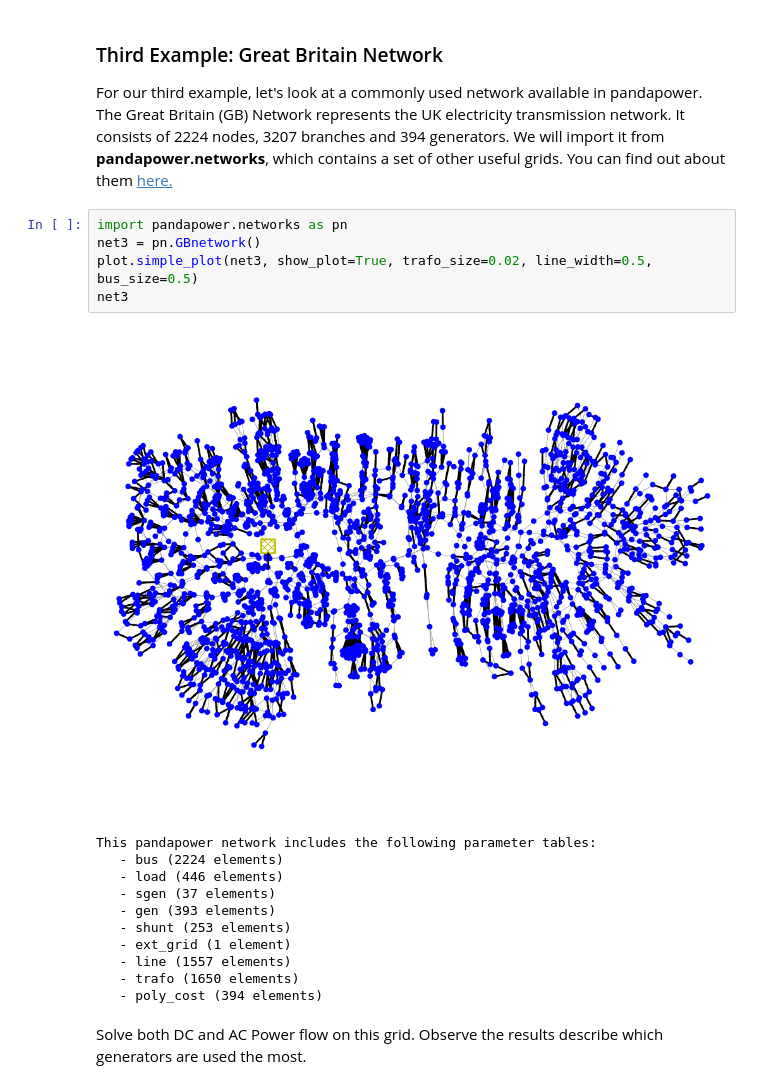
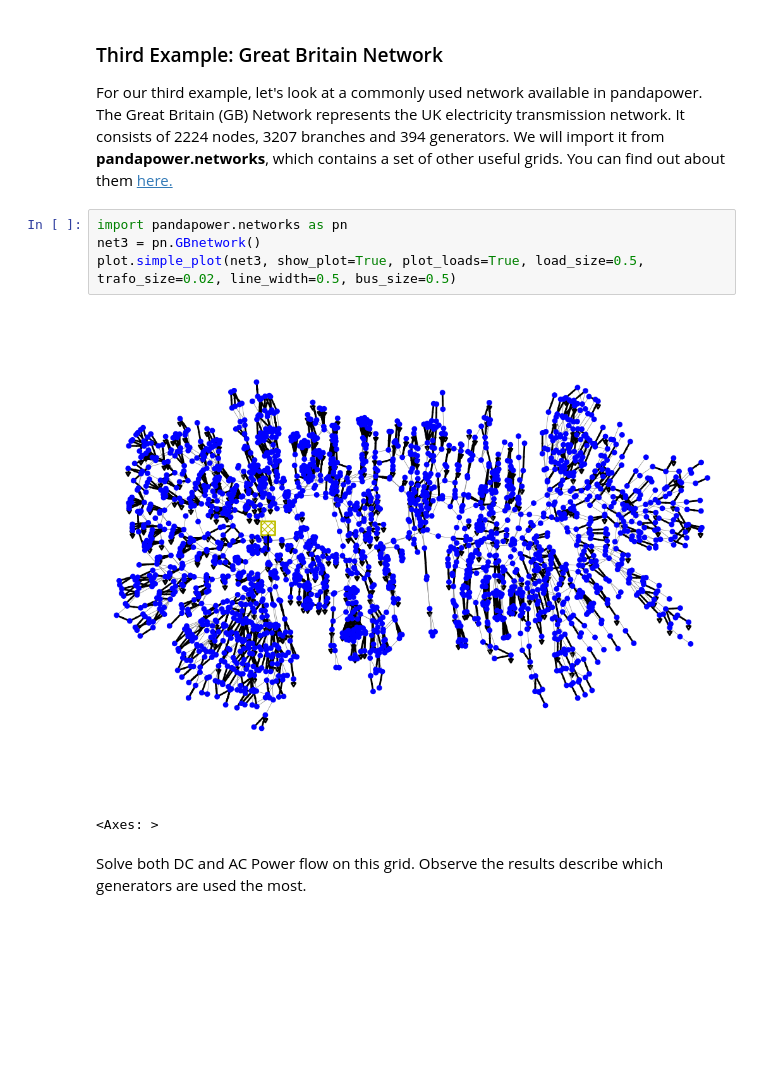
Before and after one commit to PSALOxford/intro_pandapower, a Jupyter notebook: intro-pandapower.ipynb, the cells around one changed output. Cells and saved outputs as stored; diff of their text form; blank space fills up the shorter version.

```diff
--- a/intro-pandapower.ipynb
+++ b/intro-pandapower.ipynb
@@ -447,20 +496,10 @@ For our third example, let's look at a commonly used network available in pandap
 # %%
 import pandapower.networks as pn
 net3 = pn.GBnetwork()
-plot.simple_plot(net3, show_plot=True, trafo_size=0.02, line_width=0.5, bus_size=0.5)
-net3
+plot.simple_plot(net3, show_plot=True, plot_loads=True, load_size=0.5, trafo_size=0.02, line_width=0.5, bus_size=0.5)
 # %% [output]
-[figure, old version]
+[figure, new version]
-This pandapower network includes the following parameter tables:
-   - bus (2224 elements)
-   - load (446 elements)
-   - sgen (37 elements)
-   - gen (393 elements)
-   - shunt (253 elements)
-   - ext_grid (1 element)
-   - line (1557 elements)
-   - trafo (1650 elements)
-   - poly_cost (394 elements)
+<Axes: >
 # %% [markdown]
 Solve both DC and AC Power flow on this grid. Observe the results describe which generators are used the most.
 # %%
```
Also changed, not shown: parts of 23 cells of this notebook.
